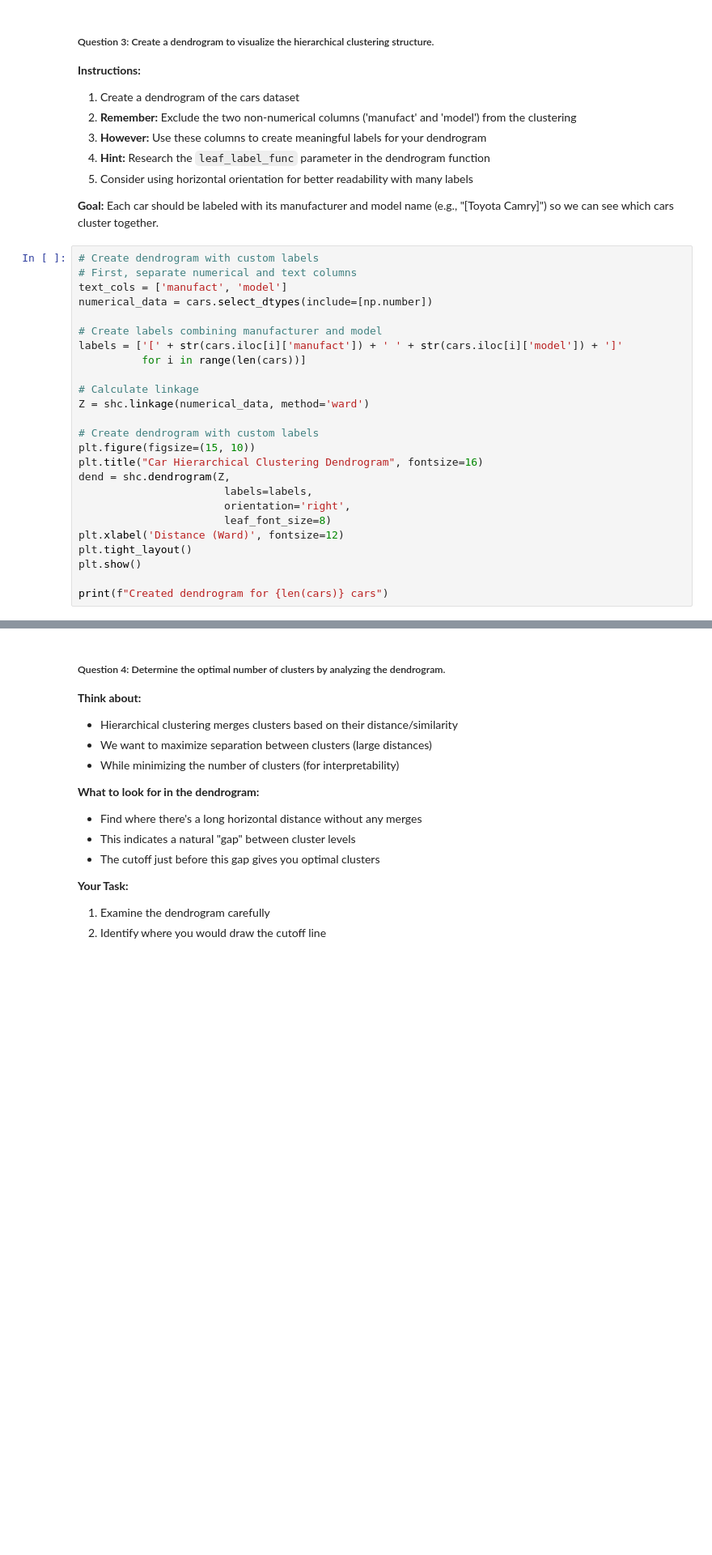
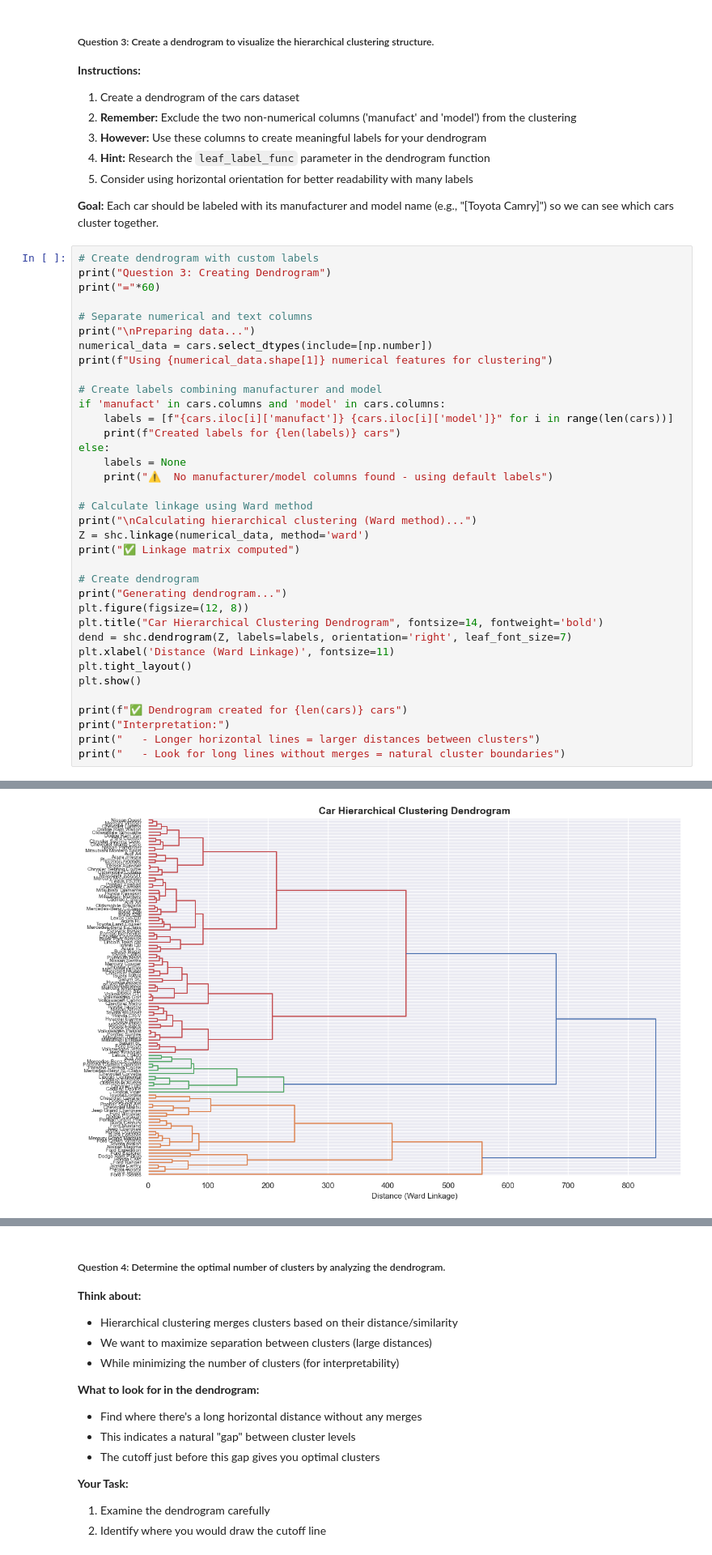
Before and after one commit to massirr/data-science-fundamentals, a Jupyter notebook: 8-Hierarchical Clustering/DSF 08 - Hierarchical Clustering Exercise.ipynb, the cells around one changed output, grey strips where cells are left out. Shown at 81% size. Cells and saved outputs as stored; diff of their text form; blank space fills up the shorter version.

```diff
--- a/8-Hierarchical Clustering/DSF 08 - Hierarchical Clustering Exercise.ipynb
+++ b/8-Hierarchical Clustering/DSF 08 - Hierarchical Clustering Exercise.ipynb
@@ -221,26 +282,38 @@ else:
 **Goal:** Each car should be labeled with its manufacturer and model name (e.g., "[Toyota Camry]") so we can see which cars cluster together.
 # %%
 # Create dendrogram with custom labels
-# First, separate numerical and text columns
-text_cols = ['manufact', 'model']
+print("Question 3: Creating Dendrogram")
+print("="*60)
+
+# Separate numerical and text columns
+print("\nPreparing data...")
 numerical_data = cars.select_dtypes(include=[np.number])
+print(f"Using {numerical_data.shape[1]} numerical features for clustering")
 
 # Create labels combining manufacturer and model
-labels = ['[' + str(cars.iloc[i]['manufact']) + ' ' + str(cars.iloc[i]['model']) + ']'
-          for i in range(len(cars))]
+if 'manufact' in cars.columns and 'model' in cars.columns:
+    labels = [f"{cars.iloc[i]['manufact']} {cars.iloc[i]['model']}" for i in range(len(cars))]
+    print(f"Created labels for {len(labels)} cars")
+else:
+    labels = None
+    print("⚠️  No manufacturer/model columns found - using default labels")
 
-# Calculate linkage
+# Calculate linkage using Ward method
+print("\nCalculating hierarchical clustering (Ward method)...")
 Z = shc.linkage(numerical_data, method='ward')
+print("✅ Linkage matrix computed")
 
-# Create dendrogram with custom labels
-plt.figure(figsize=(15, 10))
-plt.title("Car Hierarchical Clustering Dendrogram", fontsize=16)
-dend = shc.dendrogram(Z,
-                       labels=labels,
-                       orientation='right',
-                       leaf_font_size=8)
-plt.xlabel('Distance (Ward)', fontsize=12)
+# Create dendrogram
+print("Generating dendrogram...")
+plt.figure(figsize=(12, 8))
+plt.title("Car Hierarchical Clustering Dendrogram", fontsize=14, fontweight='bold')
+dend = shc.dendrogram(Z, labels=labels, orientation='right', leaf_font_size=7)
+plt.xlabel('Distance (Ward Linkage)', fontsize=11)
 plt.tight_layout()
 plt.show()
 
-print(f"Created dendrogram for {len(cars)} cars")
+print(f"✅ Dendrogram created for {len(cars)} cars")
+print("Interpretation:")
+print("   - Longer horizontal lines = larger distances between clusters")
+print("   - Look for long lines without merges = natural cluster boundaries")
+# %% [output]
@@ -246,0 +330 @@ print(f"Created dendrogram for {len(cars)} cars")
+[figure, added]
```
Also changed, not shown: parts of 20 cells of this notebook, 8 other files.
